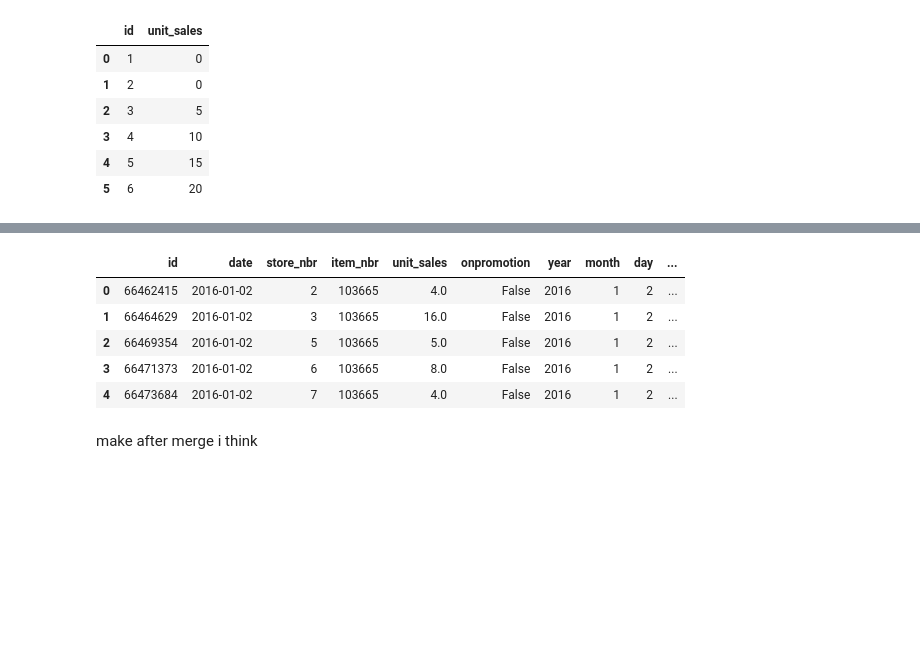
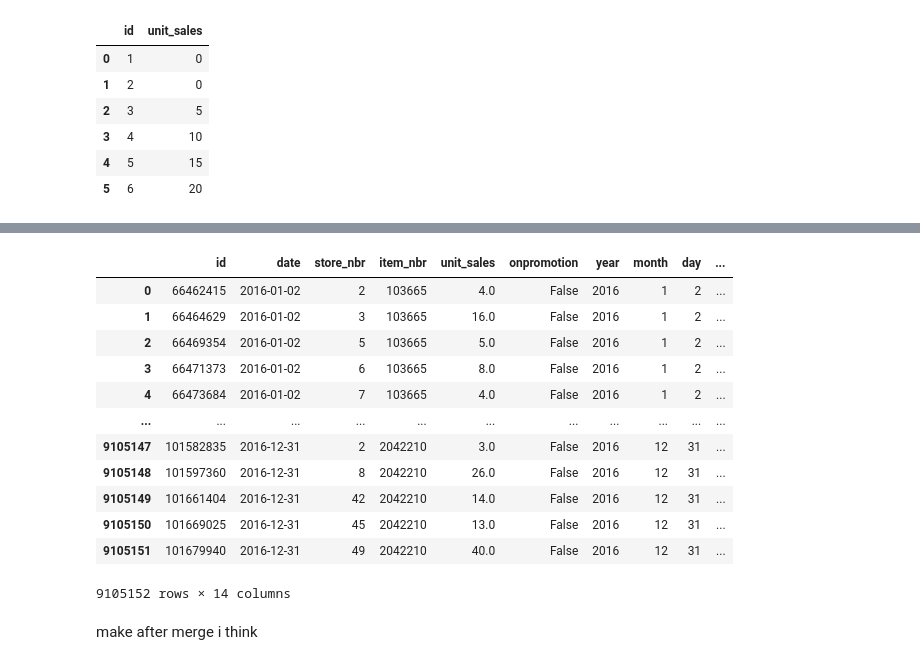
Before and after one commit to didine13/forecasting_for_sales, a Jupyter notebook: notebooks/nhouyvanisvong_data_prep_preproc.ipynb, the cells around one changed output, grey strips where cells are left out. Saved outputs shown, nothing was run; the diff lists cells and outputs as text; code cells hidden in the pictures; blank space fills up the shorter version.

```diff
--- a/notebooks/nhouyvanisvong_data_prep_preproc.ipynb
+++ b/notebooks/nhouyvanisvong_data_prep_preproc.ipynb
@@ -680,21 +685,21 @@ else:
     train_to_merge['is_open'] = True
     train_itemsp = train_itemsp.merge(train_to_merge, on='id', how='left')
 # %%
-# to know if is_open
-if len(train_itemsp[train_itemsp['unit_sales'] == 0]) == 0:
-    train_itemsp['is_open'] = True
-else:
-    train_to_merge = train_itemsp[train_itemsp['unit_sales'] != 0][['id']]
-    train_to_merge['is_open'] = True
-    train_itemsp = train_itemsp.merge(train_to_merge, on='id', how=left)
-train_itemsp.head()
+train_itemsp
 # %% [output]
 |  | id | date | store_nbr | item_nbr | unit_sales | onpromotion | year | month | day | ... |
 | 0 | 66462415 | 2016-01-02 | 2 | 103665 | 4.0 | False | 2016 | 1 | 2 | ... |
 | 1 | 66464629 | 2016-01-02 | 3 | 103665 | 16.0 | False | 2016 | 1 | 2 | ... |
 | 2 | 66469354 | 2016-01-02 | 5 | 103665 | 5.0 | False | 2016 | 1 | 2 | ... |
 | 3 | 66471373 | 2016-01-02 | 6 | 103665 | 8.0 | False | 2016 | 1 | 2 | ... |
 | 4 | 66473684 | 2016-01-02 | 7 | 103665 | 4.0 | False | 2016 | 1 | 2 | ... |
+| ... | ... | ... | ... | ... | ... | ... | ... | ... | ... | ... |
+| 9105147 | 101582835 | 2016-12-31 | 2 | 2042210 | 3.0 | False | 2016 | 12 | 31 | ... |
+| 9105148 | 101597360 | 2016-12-31 | 8 | 2042210 | 26.0 | False | 2016 | 12 | 31 | ... |
+| 9105149 | 101661404 | 2016-12-31 | 42 | 2042210 | 14.0 | False | 2016 | 12 | 31 | ... |
+| 9105150 | 101669025 | 2016-12-31 | 45 | 2042210 | 13.0 | False | 2016 | 12 | 31 | ... |
+| 9105151 | 101679940 | 2016-12-31 | 49 | 2042210 | 40.0 | False | 2016 | 12 | 31 | ... |
+9105152 rows × 14 columns
 # %% [markdown]
 make after merge i think
 # %% [markdown]
```
Also changed, not shown: parts of 28 cells of this notebook.
